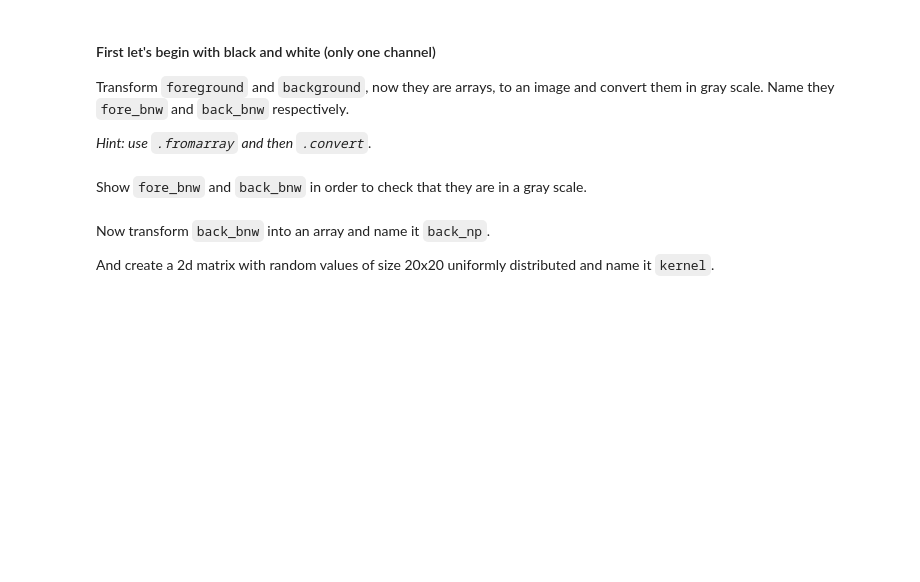
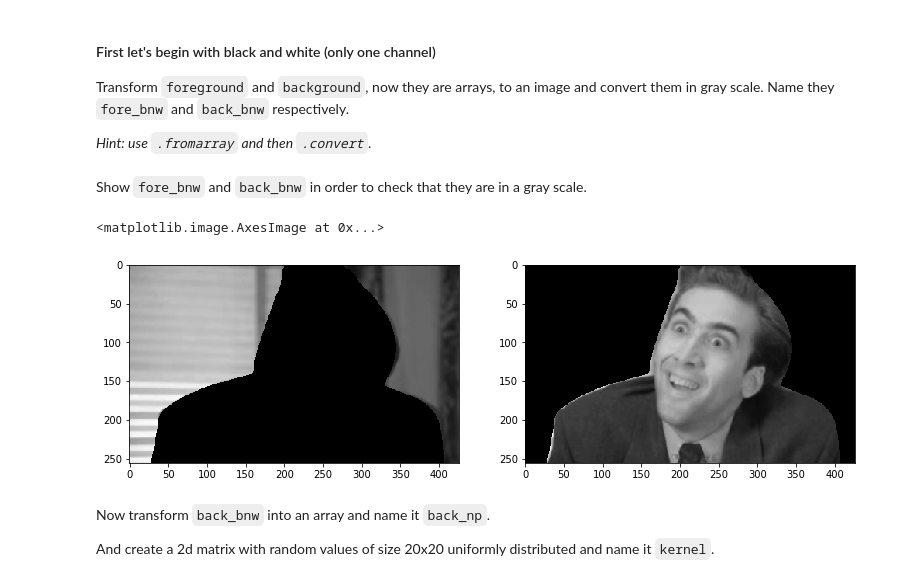
Before and after one commit to blancalluch/ImageSegmentation, a Jupyter notebook: main.ipynb, the cells around one changed output. Cells and saved outputs as stored; diff of their text form; code cells hidden in the pictures; blank space fills up the shorter version.

```diff
--- a/main.ipynb
+++ b/main.ipynb
@@ -96,7 +73,5 @@ Now it's your turn again, convert the image to np.array and apply the mask twice
 # %%
 # Your code here
 imarr = np.array(img)
-#imarr_bc = imarr.dot(background_mask[:,:,0])
-#imarr_fr = imarr.dot(foreground_mask)
-print(background_mask.shape, imarr.shape)
-img.shape
+background = imarr[:,:,0] * background_mask
+foreground = imarr[:,:,0] * foreground_mask
@@ -128,2 +98,6 @@ Transform `foreground` and `background`, now they are arrays, to an image and co
+# %%
+# Your code here
+back_bnw = Image.fromarray(background).convert("L")
+fore_bnw = Image.fromarray(foreground).convert("L")
 # %% [markdown]
 Show `fore_bnw` and `back_bnw` in order to check that they are in a gray scale.
@@ -132,3 +104,13 @@ Show `fore_bnw` and `back_bnw` in order to check that they are in a gray scale.
+# %%
+# Your code here
+fig= plt.figure(figsize=(13,6))
+plt.subplot(1,2,1)
+plt.imshow(back_bnw, cmap="gray")
+plt.subplot(1,2,2)
+plt.imshow(fore_bnw, cmap="gray")
+# %% [output]
+<matplotlib.image.AxesImage at 0x...>
+[figure, added]
 # %% [markdown]
 Now transform `back_bnw` into an array and name it `back_np`.
 
```
Also changed, not shown: parts of 24 cells of this notebook.
